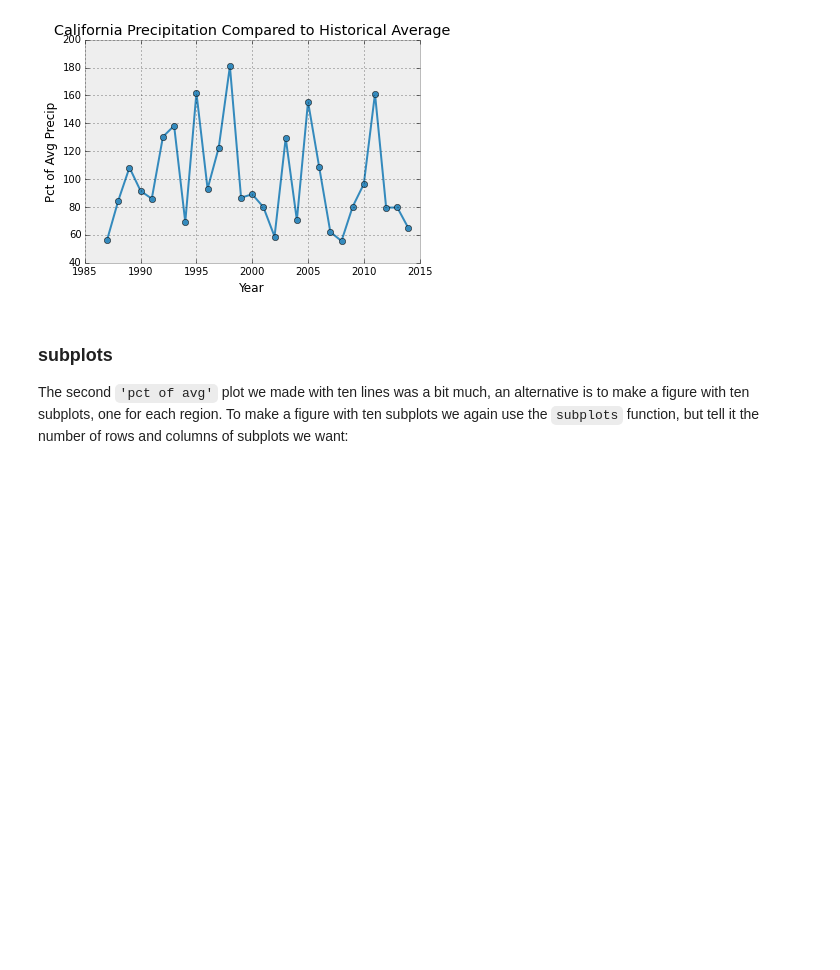
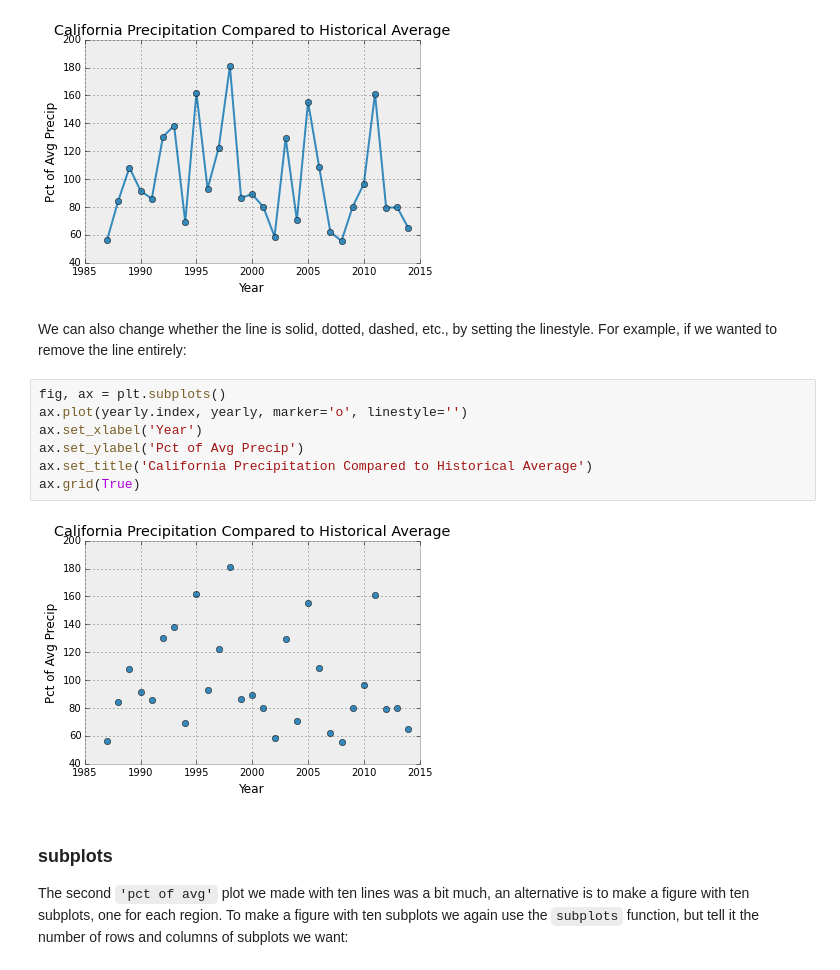
Before and after one commit to jiffyclub/2015-07-06-scipy, a Jupyter notebook: scientific_python/Plotting.ipynb, the cells around one changed output. Saved outputs shown, nothing was run; the diff lists cells and outputs as text; blank space fills up the shorter version.

```diff
--- a/scientific_python/Plotting.ipynb
+++ b/scientific_python/Plotting.ipynb
@@ -251,6 +251,17 @@ ax.set_title('California Precipitation Compared to Historical Average')
 ax.grid(True)
 # %% [output]
 [figure]
+# %% [markdown]
+We can also change whether the line is solid, dotted, dashed, etc., by setting the linestyle. For example, if we wanted to remove the line entirely:
+# %%
+fig, ax = plt.subplots()
+ax.plot(yearly.index, yearly, marker='o', linestyle='')
+ax.set_xlabel('Year')
+ax.set_ylabel('Pct of Avg Precip')
+ax.set_title('California Precipitation Compared to Historical Average')
+ax.grid(True)
+# %% [output]
+[figure, added]
 # %% [markdown]
 ### subplots
 
```
Also changed, not shown: parts of 27 cells of this notebook.
